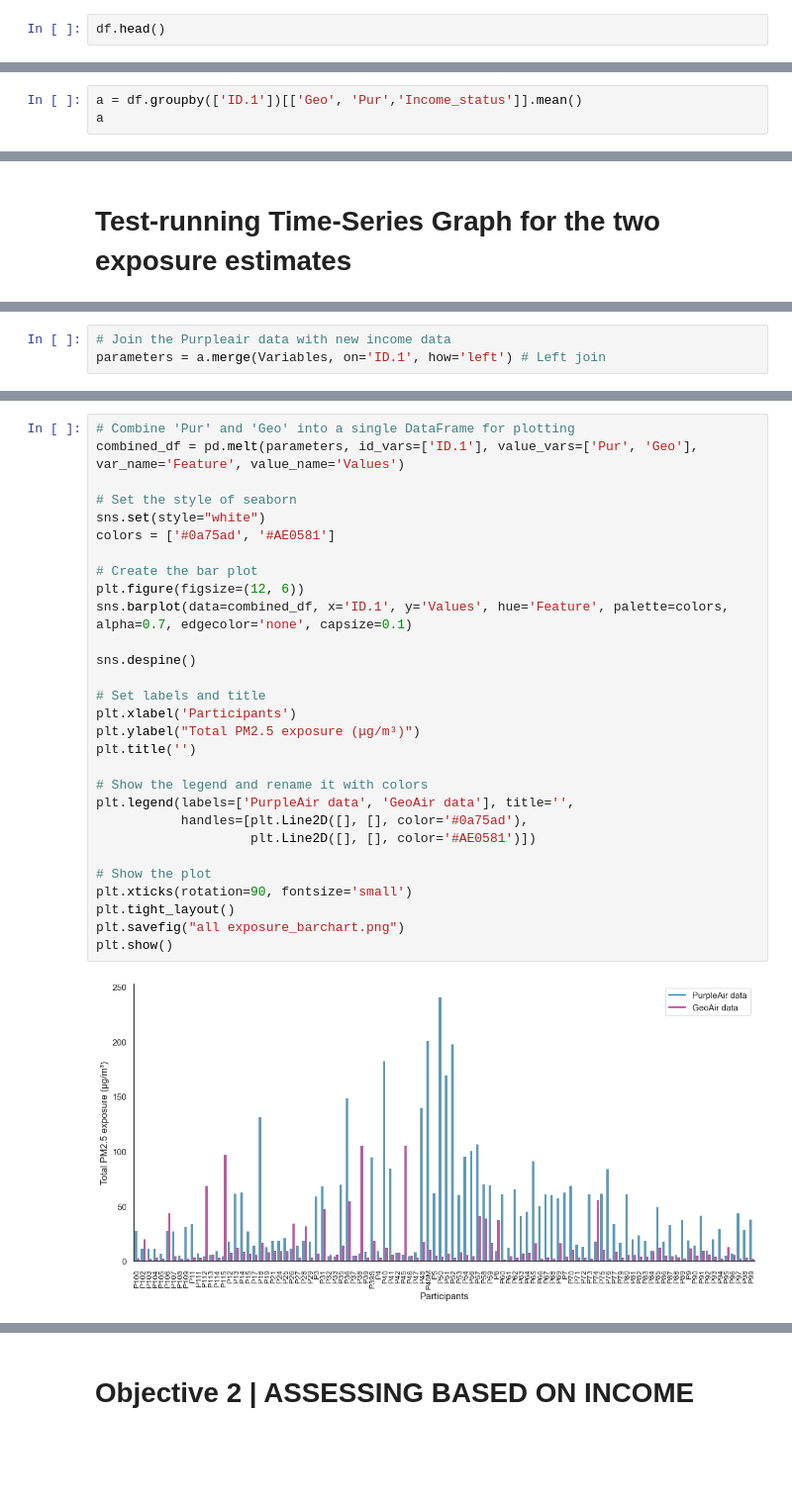
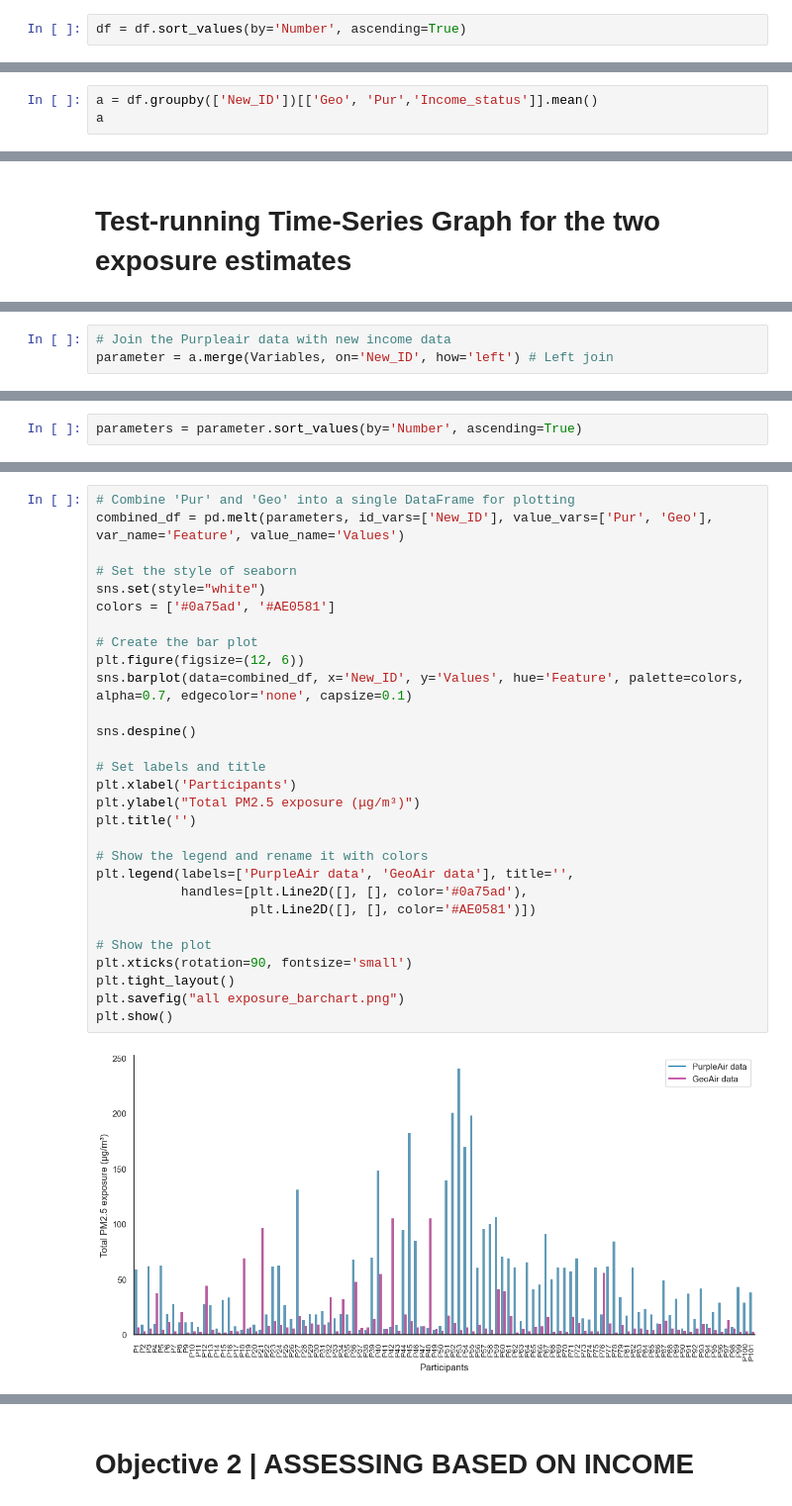
Before and after one commit to OpejinAbdulahi/MS-Thesis-Data-Analysis, a Jupyter notebook: Thesis Data Analysis.ipynb, the cells around one changed output, grey strips where cells are left out. Shown at 99% size. Drawn from its saved outputs; the diff is of its cells as text; blank space fills up the shorter version.

Commit message:
updated the ipynb and variables file

```diff
--- a/Thesis Data Analysis.ipynb
+++ b/Thesis Data Analysis.ipynb
@@ -190,4 +191,4 @@ df.head()
 #df['Geo'] = round(df['Geo'])
 #f['Pur'] = round(df['Pur'])
 # %%
-df.head()
+df = df.sort_values(by='Number', ascending=True)
@@ -248,5 +251,5 @@ female.describe()
 # %%
-a = df.groupby(['ID.1'])[['Geo', 'Pur','Income_status']].mean()
+a = df.groupby(['New_ID'])[['Geo', 'Pur','Income_status']].mean()
 a
 # %% [output]
 |  | Geo | Pur |
@@ -711,3 +714,3 @@ plt.show()
 # %%
 # Join the Purpleair data with new income data
-parameters = a.merge(Variables, on='ID.1', how='left') # Left join
+parameter = a.merge(Variables, on='New_ID', how='left') # Left join
@@ -729,0 +717,2 @@ parameters
+# %%
+parameters = parameter.sort_values(by='Number', ascending=True)
@@ -730,31 +735,31 @@ parameters
 # %%
 # Combine 'Pur' and 'Geo' into a single DataFrame for plotting
-combined_df = pd.melt(parameters, id_vars=['ID.1'], value_vars=['Pur', 'Geo'], var_name='Feature', value_name='Values')
+combined_df = pd.melt(parameters, id_vars=['New_ID'], value_vars=['Pur', 'Geo'], var_name='Feature', value_name='Values')
 
 # Set the style of seaborn
 sns.set(style="white")
 colors = ['#0a75ad', '#AE0581']
 
 # Create the bar plot
 plt.figure(figsize=(12, 6))
-sns.barplot(data=combined_df, x='ID.1', y='Values', hue='Feature', palette=colors, alpha=0.7, edgecolor='none', capsize=0.1)
+sns.barplot(data=combined_df, x='New_ID', y='Values', hue='Feature', palette=colors, alpha=0.7, edgecolor='none', capsize=0.1)
 
 sns.despine()
 
 # Set labels and title
 plt.xlabel('Participants')
 plt.ylabel("Total PM2.5 exposure (μg/m³)")
 plt.title('')
 
 # Show the legend and rename it with colors
 plt.legend(labels=['PurpleAir data', 'GeoAir data'], title='',
            handles=[plt.Line2D([], [], color='#0a75ad'),
                     plt.Line2D([], [], color='#AE0581')])
 
 # Show the plot
 plt.xticks(rotation=90, fontsize='small')
 plt.tight_layout()
 plt.savefig("all exposure_barchart.png")
 plt.show()
 # %% [output]
-[figure, old version]
+[figure, new version]
```
Also changed, not shown: parts of 59 cells of this notebook, 1 other file.
